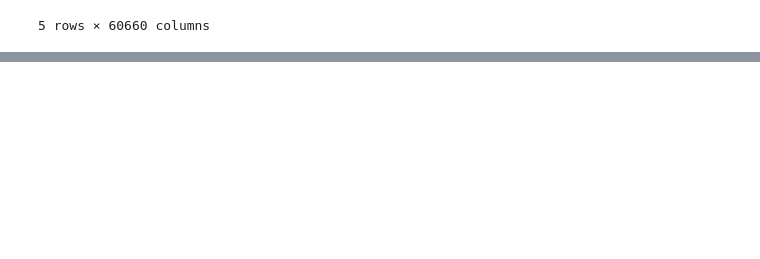
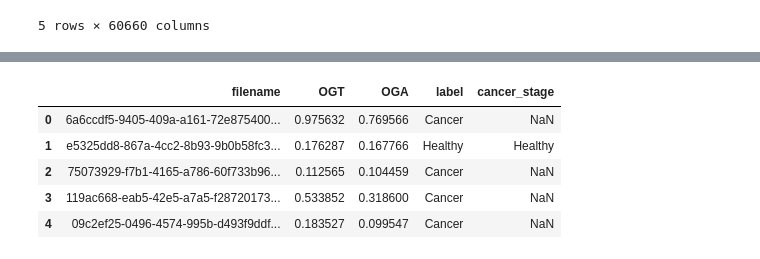
Before and after one commit to wonder-ai/O-GlcNAcylation_Project, a Jupyter notebook: 1_data_download.ipynb, the cells around one changed output, grey strips where cells are left out. Saved outputs shown, nothing was run; the diff lists cells and outputs as text; code cells hidden in the pictures; blank space fills up the shorter version.

```diff
--- a/1_data_download.ipynb
+++ b/1_data_download.ipynb
@@ -422,3 +651,10 @@ gene_exps.head()
 | 119ac668-eab5-42e5-a7a5-f28720173... | 10.4508 | 0.3030 | 18.1245 | 9.1775 | 5.8430 | ... |
 | 09c2ef25-0496-4574-995b-d493f9ddf... | 27.1184 | 0.3620 | 26.7232 | 6.2870 | 3.4341 | ... |
 5 rows × 60660 columns
+# %%
+tcga_bmb = load_process_tcga("bone_marrow_and_blood")
+tcga_lng = load_process_tcga("lung")
+tcga_kid = load_process_tcga("kidney")
+tcga_brs = load_process_tcga("breast")
+tcga_thy = load_process_tcga("thyroid")
+tcga_utr = load_process_tcga("uterus")
@@ -424,0 +679,9 @@ gene_exps.head()
+# %%
+tcga_utr.head()
+# %% [output]
+|  | filename | OGT | OGA | label | cancer_stage |
+| 0 | 6a6ccdf5-9405-409a-a161-72e875400... | 0.975632 | 0.769566 | Cancer | NaN |
+| 1 | e5325dd8-867a-4cc2-8b93-9b0b58fc3... | 0.176287 | 0.167766 | Healthy | Healthy |
+| 2 | 75073929-f7b1-4165-a786-60f733b96... | 0.112565 | 0.104459 | Cancer | NaN |
+| 3 | 119ac668-eab5-42e5-a7a5-f28720173... | 0.533852 | 0.318600 | Cancer | NaN |
+| 4 | 09c2ef25-0496-4574-995b-d493f9ddf... | 0.183527 | 0.099547 | Cancer | NaN |
```
Also changed, not shown: parts of 9 cells of this notebook.
